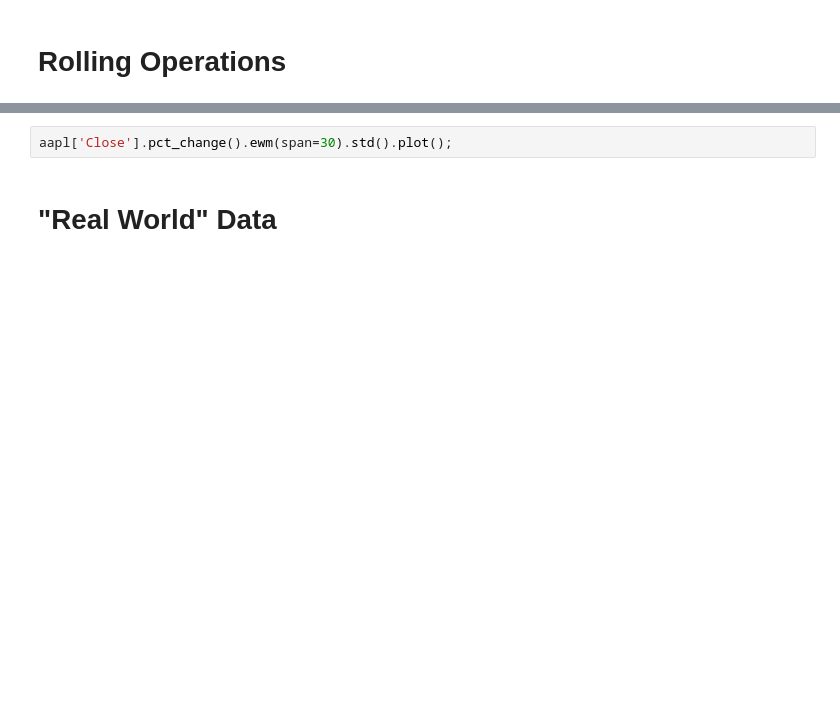
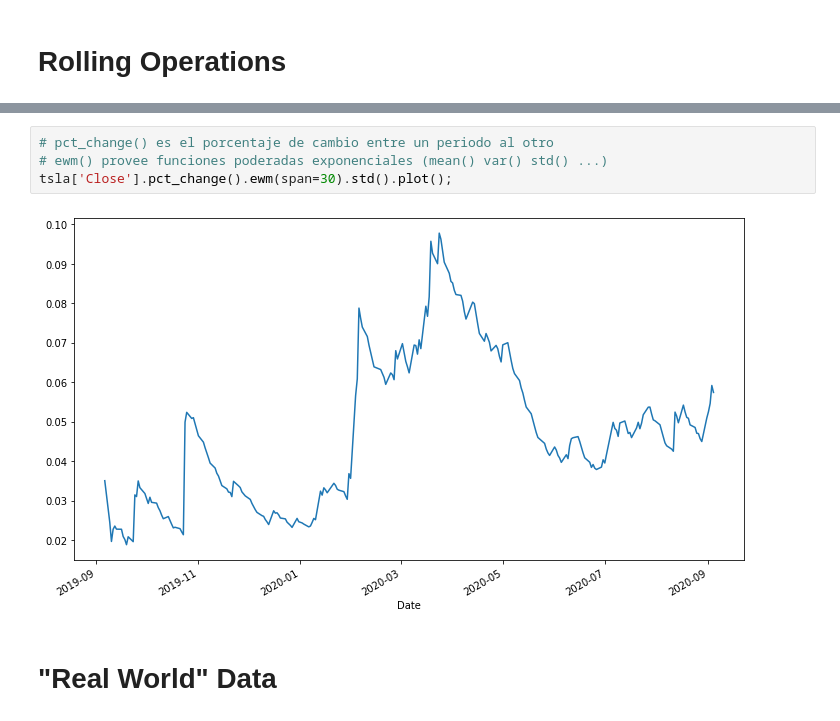
Before and after one commit to dsovallep/AlgorithmsUN2020II, a Jupyter notebook: dsovallepscottsanderson.ipynb, the cells around one changed output, grey strips where cells are left out. Cells and saved outputs as stored; diff of their text form; blank space fills up the shorter version.

```diff
--- a/dsovallepscottsanderson.ipynb
+++ b/dsovallepscottsanderson.ipynb
@@ -951,5 +1424,9 @@ aapl['Close'].pct_change().ewm(span=30).std().plot();
-# %%
-aapl['Close'].pct_change().ewm(span=30).std().plot();
+# %%
+# pct_change() es el porcentaje de cambio entre un periodo al otro
+# ewm() provee funciones poderadas exponenciales (mean() var() std() ...)
+tsla['Close'].pct_change().ewm(span=30).std().plot();
+# %% [output]
+[figure, added]
 # %% [markdown]
 # "Real World" Data
 # %%
```
Also changed, not shown: parts of 234 cells of this notebook.
